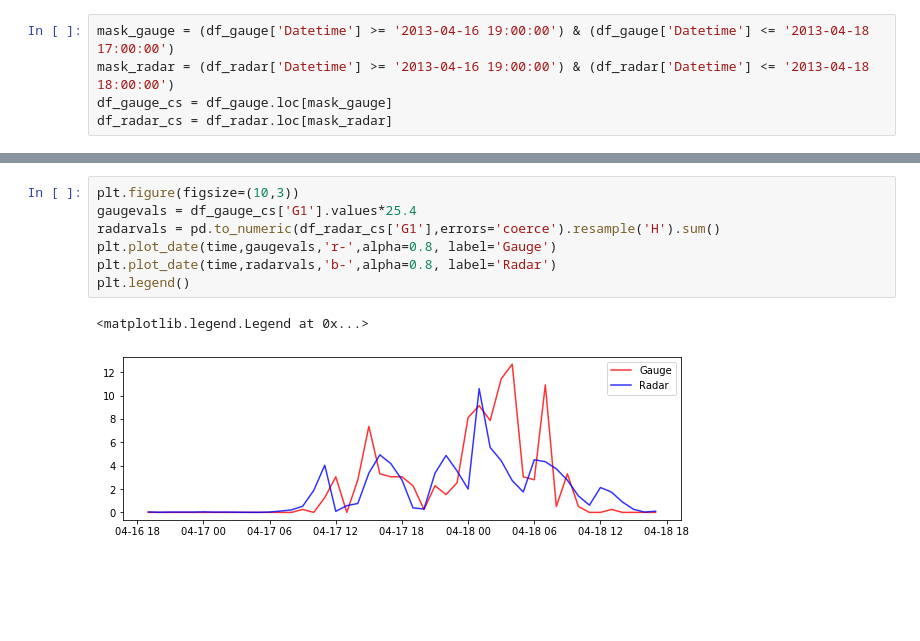
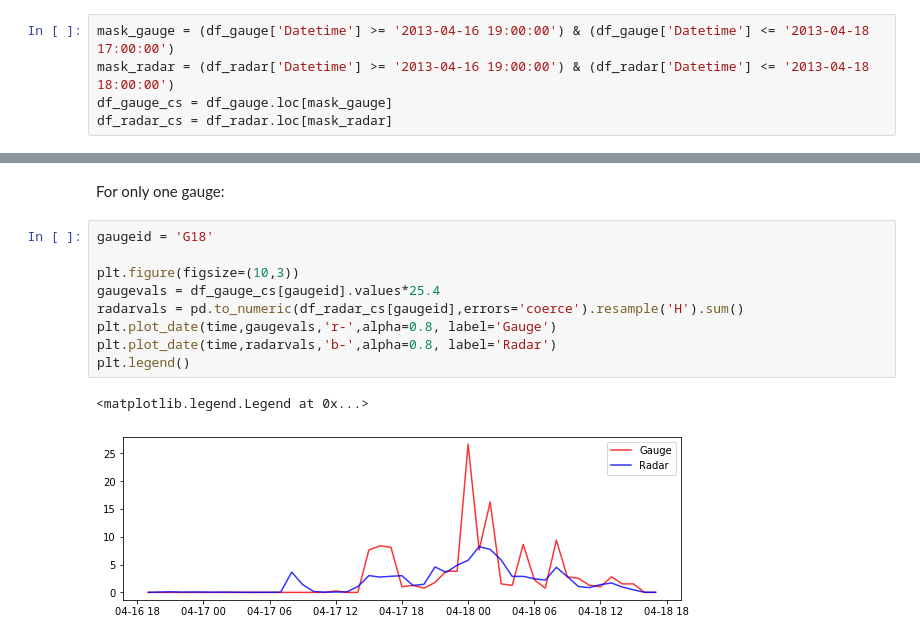
Before and after one commit to IreneCrisologo/precipitation-gradients, a Jupyter notebook: notebooks/radar/03_Comparing_radar_rainfall_and_gauges.ipynb, the cells around one changed output, grey strips where cells are left out. Cells and saved outputs as stored; diff of their text form; blank space fills up the shorter version.

```diff
--- a/notebooks/radar/03_Comparing_radar_rainfall_and_gauges.ipynb
+++ b/notebooks/radar/03_Comparing_radar_rainfall_and_gauges.ipynb
@@ -54,13 +77,17 @@ ax2.set_title('Rainfall amount within the hour (mm)',loc='left')
 # %% [output]
 Text(0.0, 1.0, 'Rainfall amount within the hour (mm)')
 [figure]
+# %% [markdown]
+For only one gauge:
 # %%
+gaugeid = 'G18'
+
 plt.figure(figsize=(10,3))
-gaugevals = df_gauge_cs['G1'].values*25.4
-radarvals = pd.to_numeric(df_radar_cs['G1'],errors='coerce').resample('H').sum()
+gaugevals = df_gauge_cs[gaugeid].values*25.4
+radarvals = pd.to_numeric(df_radar_cs[gaugeid],errors='coerce').resample('H').sum()
 plt.plot_date(time,gaugevals,'r-',alpha=0.8, label='Gauge')
 plt.plot_date(time,radarvals,'b-',alpha=0.8, label='Radar')
 plt.legend()
 # %% [output]
 <matplotlib.legend.Legend at 0x...>
-[figure, old version]
+[figure, new version]
```
Also changed, not shown: parts of 11 cells of this notebook.
